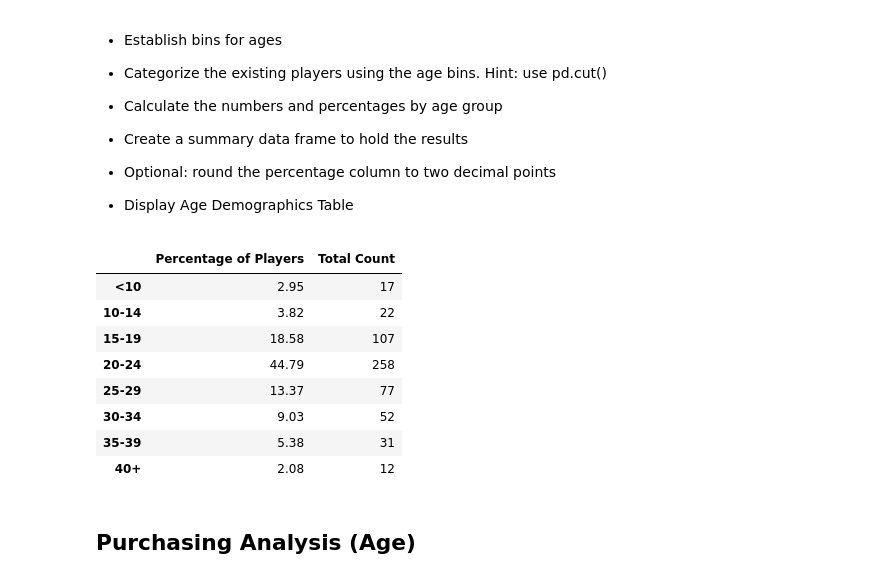
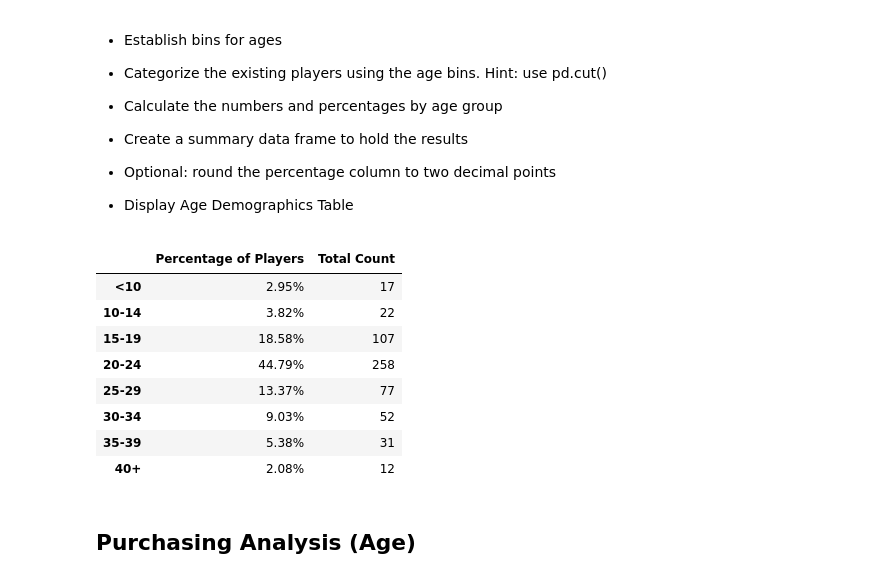
Before and after one commit to Eabuel15/pandas-challenge, a Jupyter notebook: HeroesOfPymoli/HeroesOfPymoli_starter.ipynb, the cells around one changed output. Drawn from its saved outputs; the diff is of its cells as text; code cells hidden in the pictures.

```diff
--- a/HeroesOfPymoli/HeroesOfPymoli_starter.ipynb
+++ b/HeroesOfPymoli/HeroesOfPymoli_starter.ipynb
@@ -142,31 +142,31 @@ Age Demographics
 # %%
 age_bins = [0, 9.90, 14.90, 19.90, 24.90, 29.90, 34.90, 39.90, 99999]
 group_names = ["<10", "10-14", "15-19", "20-24", "25-29", "30-34", "35-39", "40+"]
 
 purchase_data["Age Group"] = pd.cut(purchase_data["Age"],age_bins, labels=group_names)
 purchase_data
 
 age_grouped = purchase_data.groupby("Age Group")
 
 total_count_age = age_grouped["SN"].nunique()
 
 percentage_by_age = (total_count_age/total_player_count) * 100
 
 age_demographics = pd.DataFrame({"Percentage of Players": percentage_by_age, "Total Count": total_count_age})
 
 age_demographics.index.name = None
 
-age_demographics.style.format({"Percentage of Players":"{:,.2f}"})
+age_demographics.style.format({"Percentage of Players":"{:,.2f}%"})
 # %% [output]
 |  | Percentage of Players | Total Count |
-| <10 | 2.95 | 17 |
-| 10-14 | 3.82 | 22 |
-| 15-19 | 18.58 | 107 |
-| 20-24 | 44.79 | 258 |
-| 25-29 | 13.37 | 77 |
-| 30-34 | 9.03 | 52 |
-| 35-39 | 5.38 | 31 |
-| 40+ | 2.08 | 12 |
+| <10 | 2.95% | 17 |
+| 10-14 | 3.82% | 22 |
+| 15-19 | 18.58% | 107 |
+| 20-24 | 44.79% | 258 |
+| 25-29 | 13.37% | 77 |
+| 30-34 | 9.03% | 52 |
+| 35-39 | 5.38% | 31 |
+| 40+ | 2.08% | 12 |
 # %% [markdown]
 ## Purchasing Analysis (Age)
 # %% [markdown]
```
Also changed, not shown: 3 other files.
